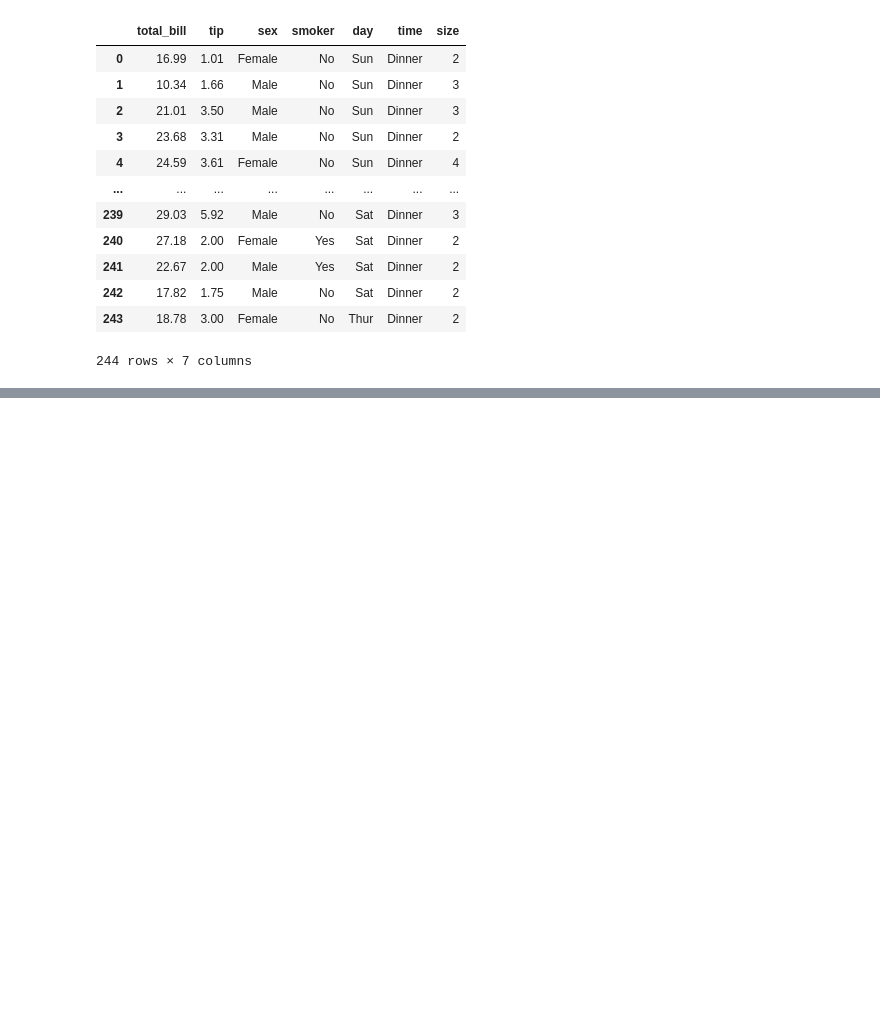
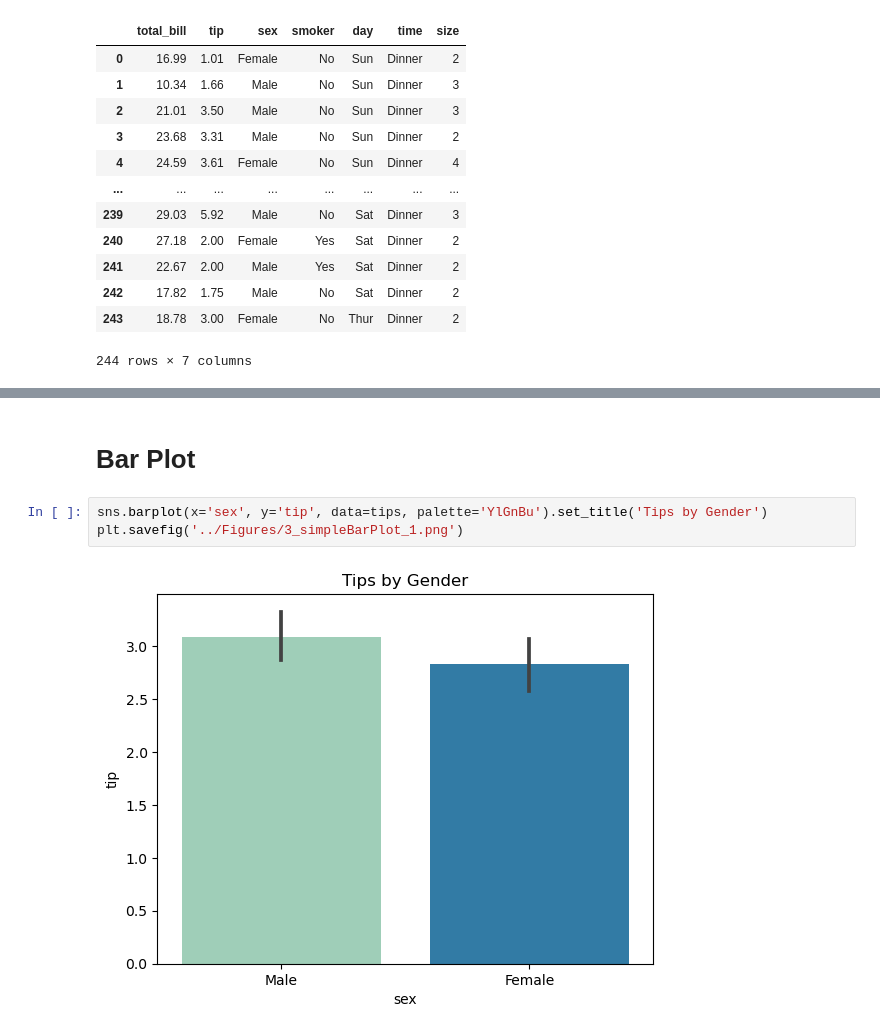
Before and after one commit to RoyAWilson/Seaborn, a Jupyter notebook: Code/Seaborn_1.ipynb, the cells around one changed output, grey strips where cells are left out. Cells and saved outputs as stored; diff of their text form; blank space fills up the shorter version.

```diff
--- a/Code/Seaborn_1.ipynb
+++ b/Code/Seaborn_1.ipynb
@@ -30,0 +45,7 @@ plt.savefig('../Figures/1_simpleScatter_2.png')
+# %% [markdown]
+# Bar Plot
+# %%
+sns.barplot(x='sex', y='tip', data=tips, palette='YlGnBu').set_title('Tips by Gender')
+plt.savefig('../Figures/3_simpleBarPlot_1.png')
+# %% [output]
+[figure, added]
```
Also changed, not shown: parts of 28 cells of this notebook.
